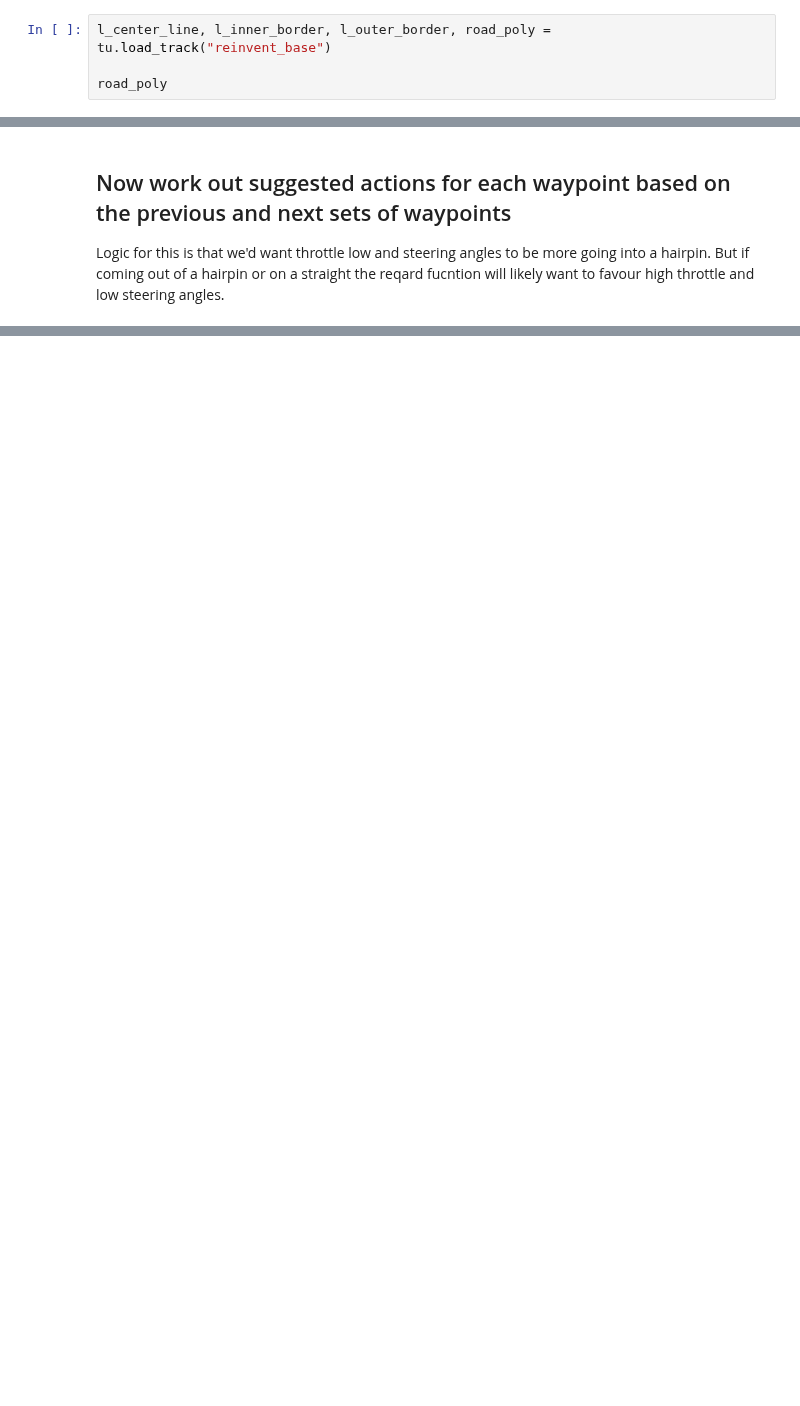
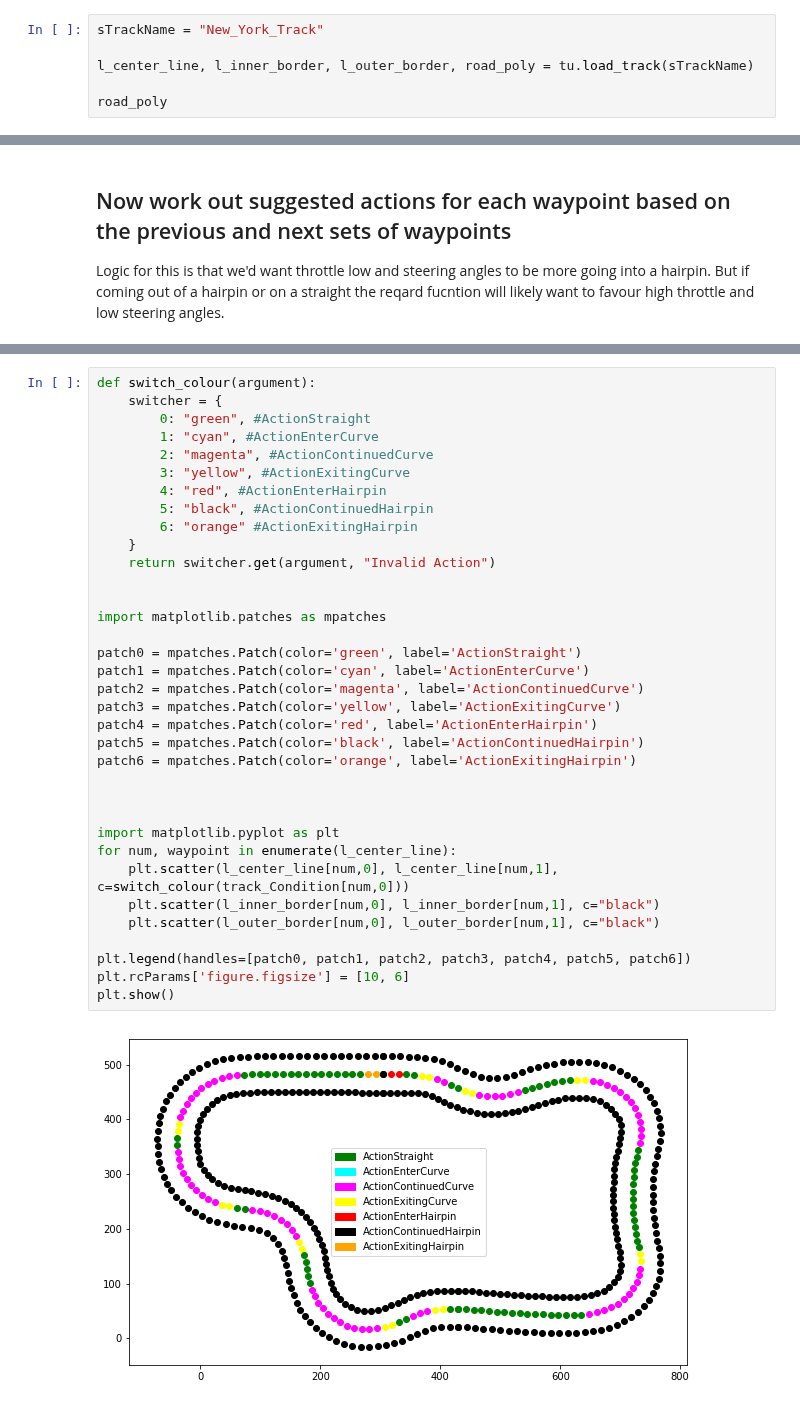
Before and after one commit to fmacrae/aws-deepracer-workshops, a Jupyter notebook: log-analysis/Track_analysis.ipynb, the cells around one changed output, grey strips where cells are left out. Drawn from its saved outputs; the diff is of its cells as text; blank space fills up the shorter version.

Commit message:
Fixed bug where tracks showed few corners

```diff
--- a/log-analysis/Track_analysis.ipynb
+++ b/log-analysis/Track_analysis.ipynb
@@ -96,7 +96,9 @@ China_track.npy       New_York_Track.npy
 # %% [markdown]
 Take the name from results above and paste below to load the key elements of the track and view the outline of it.
 # %%
-l_center_line, l_inner_border, l_outer_border, road_poly = tu.load_track("reinvent_base")
+sTrackName = "New_York_Track"
+
+l_center_line, l_inner_border, l_outer_border, road_poly = tu.load_track(sTrackName)
 
 road_poly
 # %% [output]
@@ -293,0 +324,37 @@ array([[ 0.00000000e+00, -4.50963631e+00,  0.00000000e+00,
+# %%
+def switch_colour(argument):
+    switcher = {
+        0: "green", #ActionStraight
+        1: "cyan", #ActionEnterCurve
+        2: "magenta", #ActionContinuedCurve
+        3: "yellow", #ActionExitingCurve
+        4: "red", #ActionEnterHairpin
+        5: "black", #ActionContinuedHairpin
+        6: "orange" #ActionExitingHairpin
+    }
+    return switcher.get(argument, "Invalid Action")
+
+
+import matplotlib.patches as mpatches
+
+patch0 = mpatches.Patch(color='green', label='ActionStraight')
+patch1 = mpatches.Patch(color='cyan', label='ActionEnterCurve')
+patch2 = mpatches.Patch(color='magenta', label='ActionContinuedCurve')
+patch3 = mpatches.Patch(color='yellow', label='ActionExitingCurve')
+patch4 = mpatches.Patch(color='red', label='ActionEnterHairpin')
+patch5 = mpatches.Patch(color='black', label='ActionContinuedHairpin')
+patch6 = mpatches.Patch(color='orange', label='ActionExitingHairpin')
+
+
+
+import matplotlib.pyplot as plt
+for num, waypoint in enumerate(l_center_line):
+    plt.scatter(l_center_line[num,0], l_center_line[num,1], c=switch_colour(track_Condition[num,0]))
+    plt.scatter(l_inner_border[num,0], l_inner_border[num,1], c="black")
+    plt.scatter(l_outer_border[num,0], l_outer_border[num,1], c="black")
+
+plt.legend(handles=[patch0, patch1, patch2, patch3, patch4, patch5, patch6])
+plt.rcParams['figure.figsize'] = [10, 6]
+plt.show()
+# %% [output]
+[figure, added]
```
Also changed, not shown: parts of 7 cells of this notebook, 1 other file.
